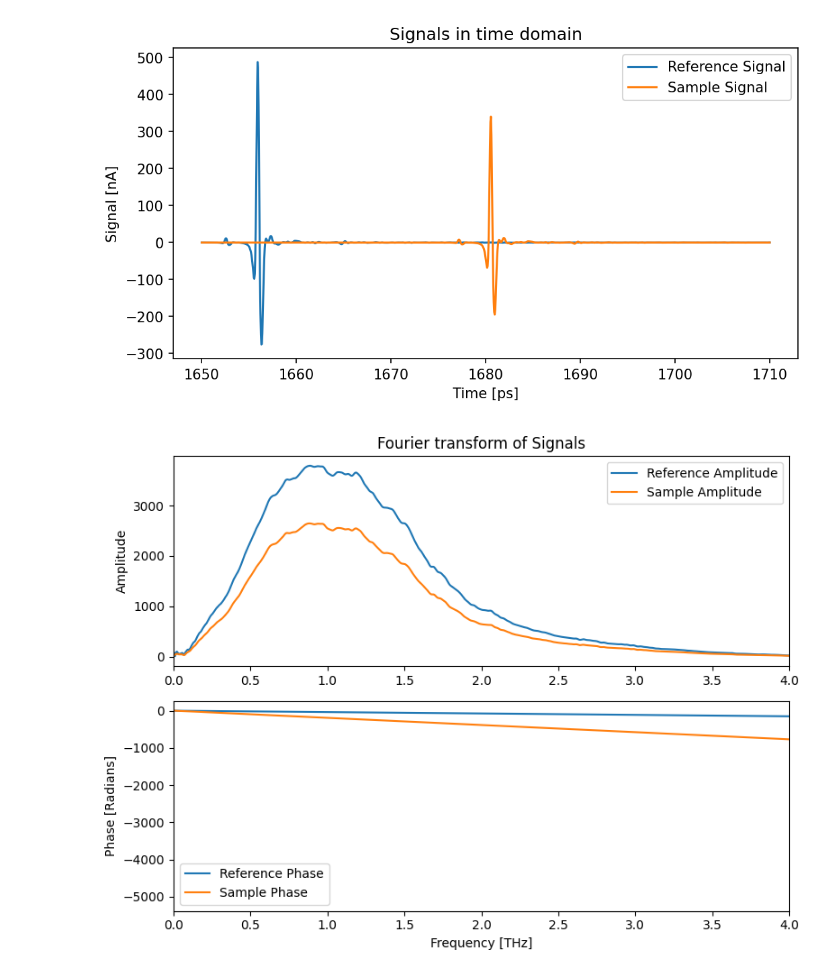
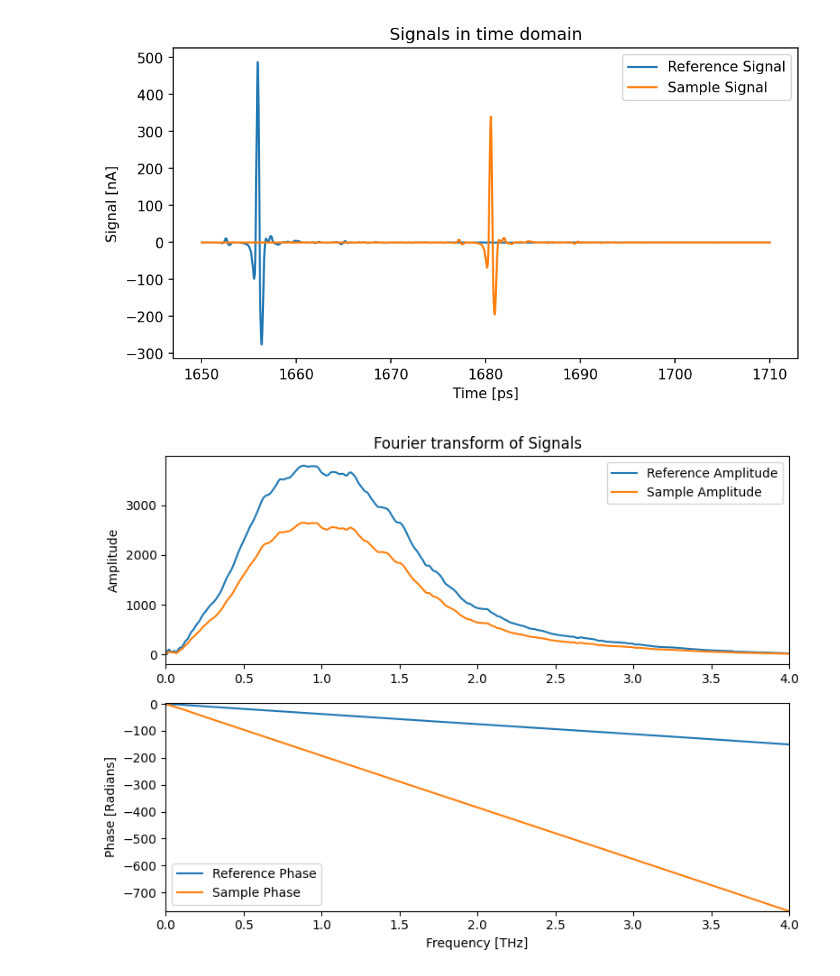
Before and after one commit to tls54/THz-TDS, a Jupyter notebook: PINNs/Back_propagation/experimental_data_testing.ipynb, the cells around one changed output. Drawn from its saved outputs; the diff is of its cells as text; code cells hidden in the pictures.

```diff
--- a/PINNs/Back_propagation/experimental_data_testing.ipynb
+++ b/PINNs/Back_propagation/experimental_data_testing.ipynb
@@ -66,8 +67,8 @@ extractor.plot_time_domain()
 # %% [output]
 [figure]
 # %%
-extractor.plot_frequency_domain()
+extractor.plot_frequency_domain(x_lims=[0,4])
 # %% [output]
-[figure, old version]
+[figure, new version]
 # %%
 df = extractor.get_fft_data()
```
Also changed, not shown: parts of 13 cells of this notebook, 8 other files.
